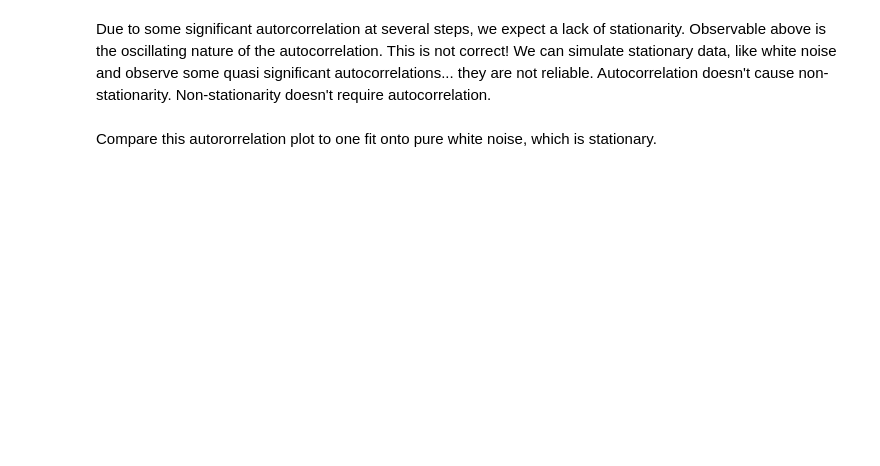
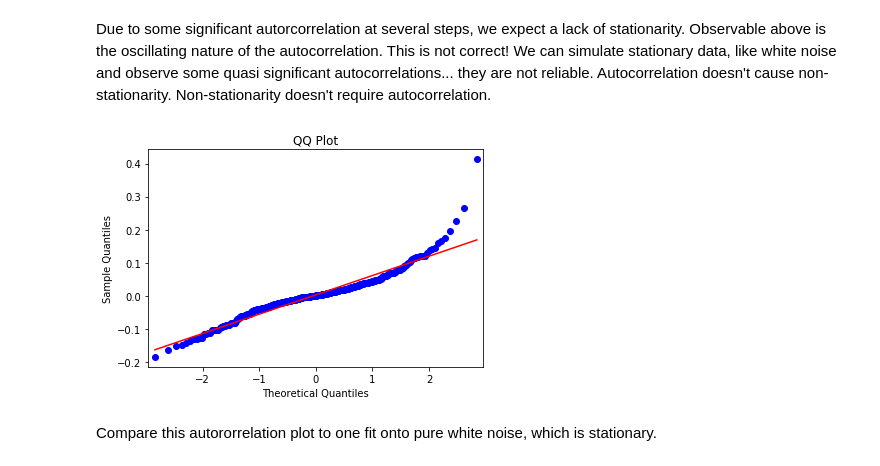
Before and after one commit to calleja/timeSeries, a Jupyter notebook: ts_cryptos_practice.ipynb, the cells around one changed output. Drawn from its saved outputs; the diff is of its cells as text; code cells hidden in the pictures; blank space fills up the shorter version.

```diff
--- a/ts_cryptos_practice.ipynb
+++ b/ts_cryptos_practice.ipynb
@@ -58,5 +94,12 @@ plt.show()
 # %% [markdown]
 Due to some significant autorcorrelation at several steps, we expect a lack of stationarity. Observable above is the oscillating nature of the autocorrelation. This is not correct! We can simulate stationary data, like white noise and observe some quasi significant autocorrelations... they are not reliable. Autocorrelation doesn't cause non-stationarity. Non-stationarity doesn't require autocorrelation.
+# %%
+plt.close()
+sm.qqplot(mro_df['returns'][1:], line='s')
+plt.title('QQ Plot')
+plt.show()
+# %% [output]
+[figure, added]
 # %% [markdown]
 Compare this autororrelation plot to one fit onto pure white noise, which is stationary.
 # %%
```
Also changed, not shown: parts of 24 cells of this notebook, 2 other files.
